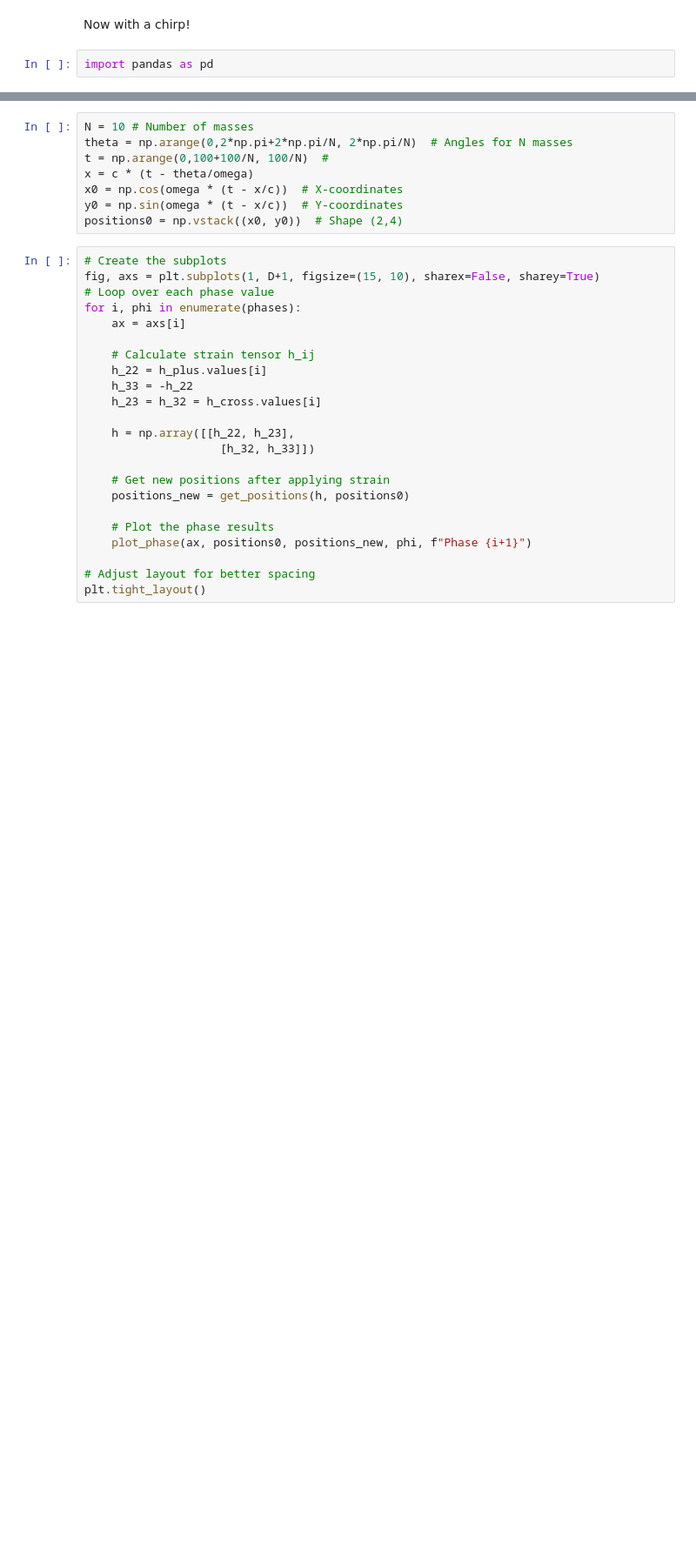
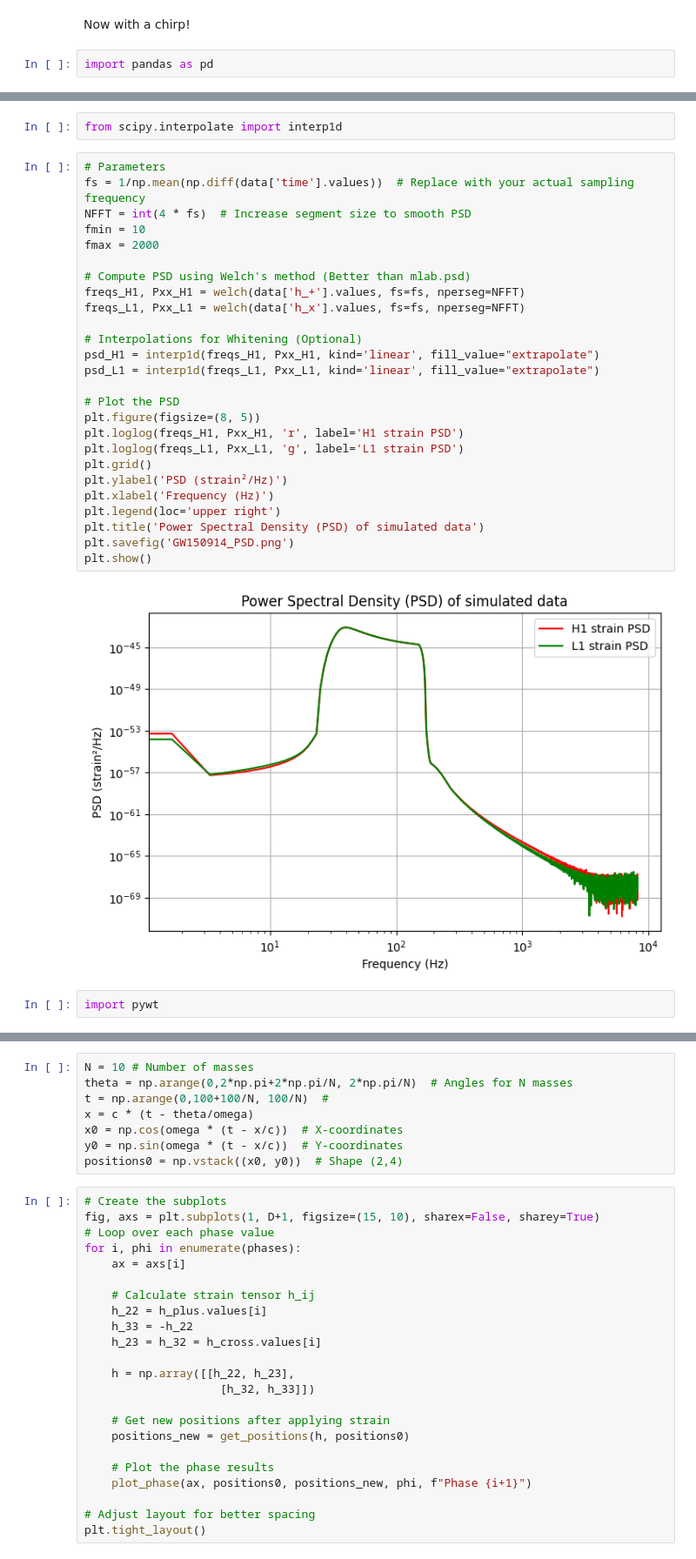
Before and after one commit to Richardforphys/AstroStatistics, a Jupyter notebook: AML/Notebooks/Others/GWs.ipynb, the cells around one changed output, grey strips where cells are left out. Shown at 87% size. Saved outputs shown, nothing was run; the diff lists cells and outputs as text; blank space fills up the shorter version.

```diff
--- a/AML/Notebooks/Others/GWs.ipynb
+++ b/AML/Notebooks/Others/GWs.ipynb
@@ -193,0 +196,32 @@ plt.show()
+# %%
+from scipy.interpolate import interp1d
+# %%
+# Parameters
+fs = 1/np.mean(np.diff(data['time'].values))  # Replace with your actual sampling frequency
+NFFT = int(4 * fs)  # Increase segment size to smooth PSD
+fmin = 10
+fmax = 2000
+
+# Compute PSD using Welch's method (Better than mlab.psd)
+freqs_H1, Pxx_H1 = welch(data['h_+'].values, fs=fs, nperseg=NFFT)
+freqs_L1, Pxx_L1 = welch(data['h_x'].values, fs=fs, nperseg=NFFT)
+
+# Interpolations for Whitening (Optional)
+psd_H1 = interp1d(freqs_H1, Pxx_H1, kind='linear', fill_value="extrapolate")
+psd_L1 = interp1d(freqs_L1, Pxx_L1, kind='linear', fill_value="extrapolate")
+
+# Plot the PSD
+plt.figure(figsize=(8, 5))
+plt.loglog(freqs_H1, Pxx_H1, 'r', label='H1 strain PSD')
+plt.loglog(freqs_L1, Pxx_L1, 'g', label='L1 strain PSD')
+plt.grid()
+plt.ylabel('PSD (strain²/Hz)')
+plt.xlabel('Frequency (Hz)')
+plt.legend(loc='upper right')
+plt.title('Power Spectral Density (PSD) of simulated data')
+plt.savefig('GW150914_PSD.png')
+plt.show()
+# %% [output]
+[figure, added]
+# %%
+import pywt
```
Also changed, not shown: parts of 13 cells of this notebook, 6 other files.
